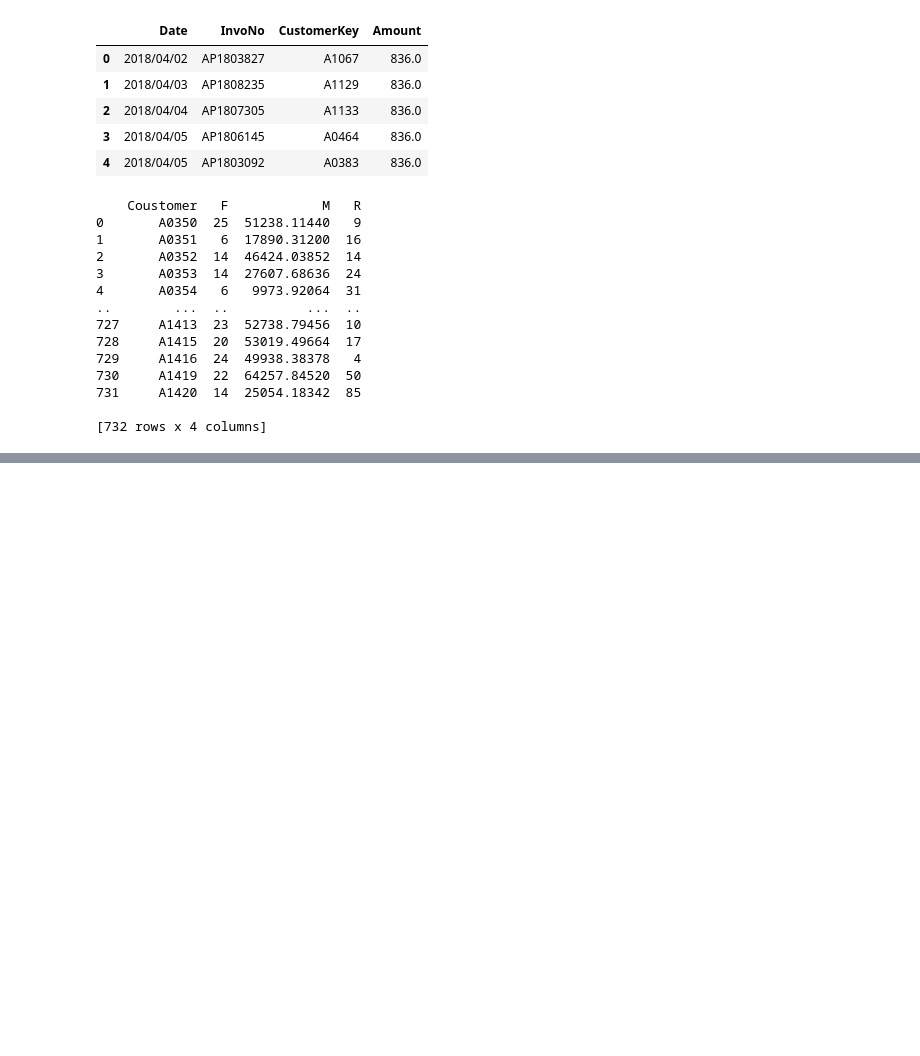
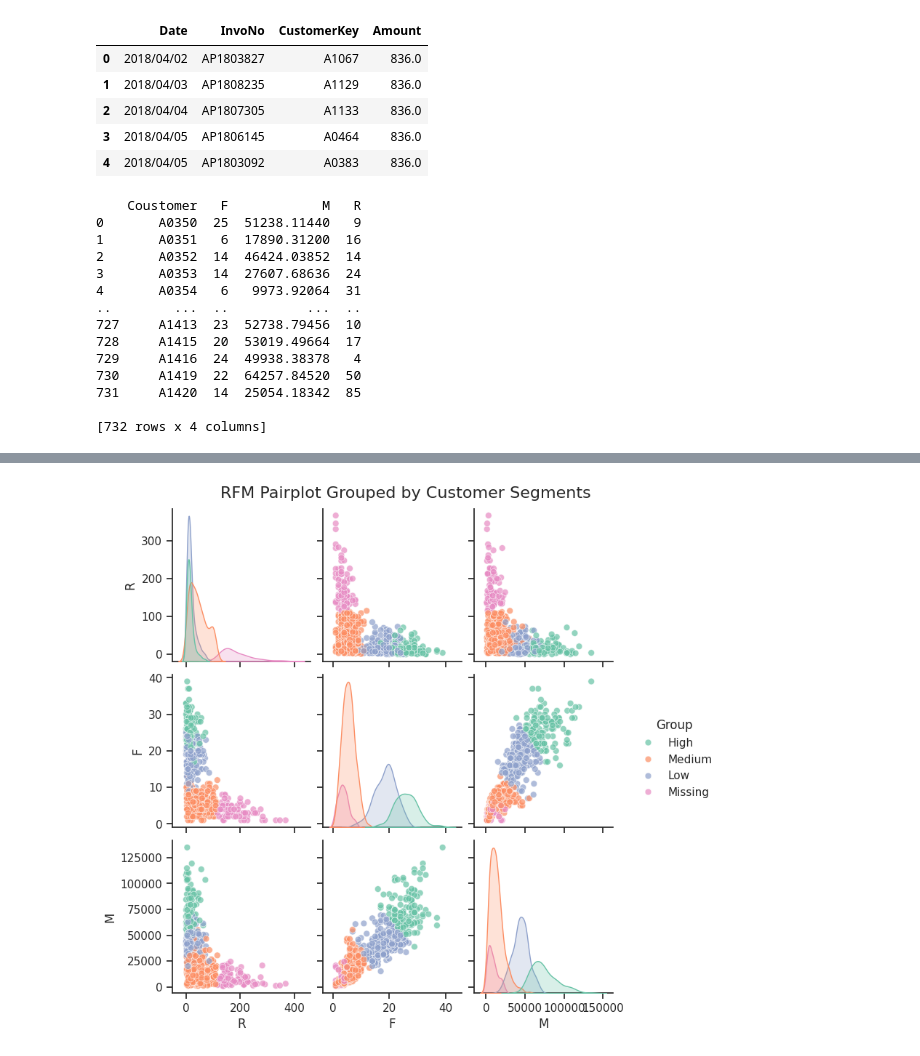
Before and after one commit to Ryanweiii/RFM-Analysis, a Jupyter notebook: rfm123.ipynb, the cells around one changed output, grey strips where cells are left out. Drawn from its saved outputs; the diff is of its cells as text; code cells hidden in the pictures; blank space fills up the shorter version.

```diff
--- a/rfm123.ipynb
+++ b/rfm123.ipynb
@@ -75,0 +196,14 @@ print(result_df)
+# %%
+# 定義 Cluster 與 Group 的對應關係
+cluster_mapping = {
+    0: 'Missing',
+    1: 'High',
+    2: 'Low',
+    3: 'Medium'
+}
+
+# 新增 Group 欄位並進行對應對照
+df['Group'] = df['Cluster'].map(cluster_mapping)
+
+# 顯示調整後的前 5 筆資料
+display(df.head())
@@ -75,0 +217,26 @@ print(result_df)
+# %%
+import seaborn as sns
+import matplotlib.pyplot as plt
+
+# 將 Group 標籤也對應到顧客層級的 rfm_data 中，以便繪製顧客層級的 RFM 關係圖
+rfm_data['Group'] = rfm_data['Cluster'].map(cluster_mapping)
+
+# 設定繪圖風格
+sns.set_theme(style="ticks")
+
+# 繪製成對散布圖 (Pairplot)，以 Group 作為分類顏色 (hue)
+# 我們設定好群組的順序，讓圖例更易讀
+g = sns.pairplot(
+    rfm_data[['R', 'F', 'M', 'Group']],
+    hue='Group',
+    hue_order=['High', 'Medium', 'Low', 'Missing'],
+    palette='Set2',
+    diag_kind='kde', # 對角線顯示核密度估計圖
+    plot_kws={'alpha': 0.7, 's': 40} # 設定散布點的透明度與大小
+)
+
+# 設定圖表標題
+g.fig.suptitle('RFM Pairplot Grouped by Customer Segments', y=1.02, fontsize=16)
+plt.show()
+# %% [output]
+[figure, added]
```
Also changed, not shown: parts of 9 cells of this notebook.
